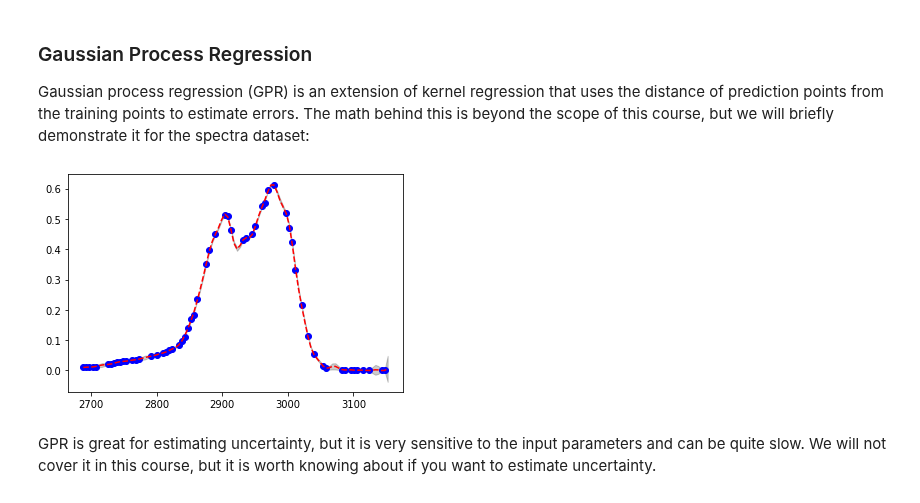
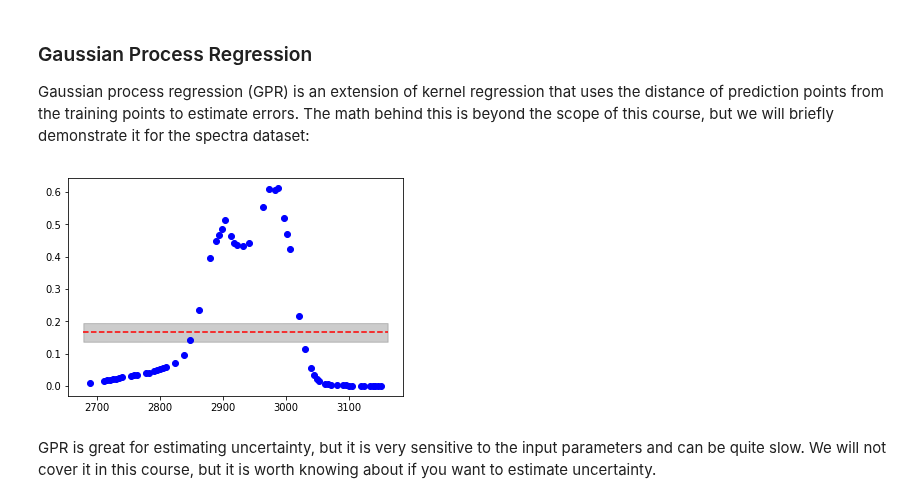
Before and after one commit to medford-group/data_analytics_ChE, a Jupyter notebook: 2-regression/lecture-model_validation.ipynb, the cells around one changed output. Drawn from its saved outputs; the diff is of its cells as text; code cells hidden in the pictures.

```diff
--- a/2-regression/lecture-model_validation.ipynb
+++ b/2-regression/lecture-model_validation.ipynb
@@ -497,22 +499,22 @@ Gaussian process regression (GPR) is an extension of kernel regression that uses
 # %%
 from sklearn.gaussian_process import GaussianProcessRegressor
 from sklearn.gaussian_process.kernels import RBF
 
 x_peak = x_peak.reshape(-1,1)
 y_peak = y_peak.reshape(-1,1)
 x_train, x_test, y_train, y_test = train_test_split(x_peak, y_peak, test_size=0.4)
 
-gpr = GaussianProcessRegressor(kernel=RBF(1), alpha=0.000005)
+gpr = GaussianProcessRegressor(kernel=RBF(10), alpha=0.00005)
 
 gpr.fit(x_train,y_train)
-
-y_gpr, y_std = gpr.predict(x_peak, return_std=True)
+x_new = np.linspace(min(x_peak-10), max(x_peak)+10, 100)
+y_gpr, y_std = gpr.predict(x_new, return_std=True)
 
 fig, ax = plt.subplots()
 ax.plot(x_train, y_train, 'ob')
-ax.plot(x_peak, y_gpr, '--r')
-ax.fill_between(x_peak[:,0], y_gpr[:,0] - y_std, y_gpr[:,0] + y_std, color='k',alpha=0.2);
+ax.plot(x_new, y_gpr, '--r')
+ax.fill_between(x_new[:,0], y_gpr[:,0] - y_std, y_gpr[:,0] + y_std, color='k',alpha=0.2);
 # %% [output]
-[figure, old version]
+[figure, new version]
 # %% [markdown]
 GPR is great for estimating uncertainty, but it is very sensitive to the input parameters and can be quite slow. We will not cover it in this course, but it is worth knowing about if you want to estimate uncertainty.
```
Also changed, not shown: parts of 16 cells of this notebook, 3 other files.
